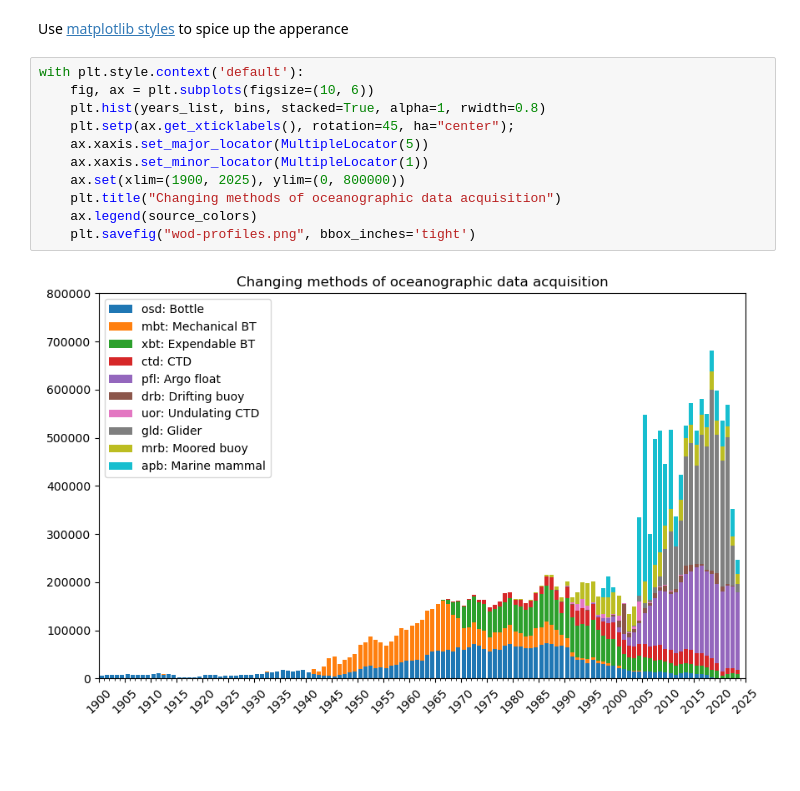
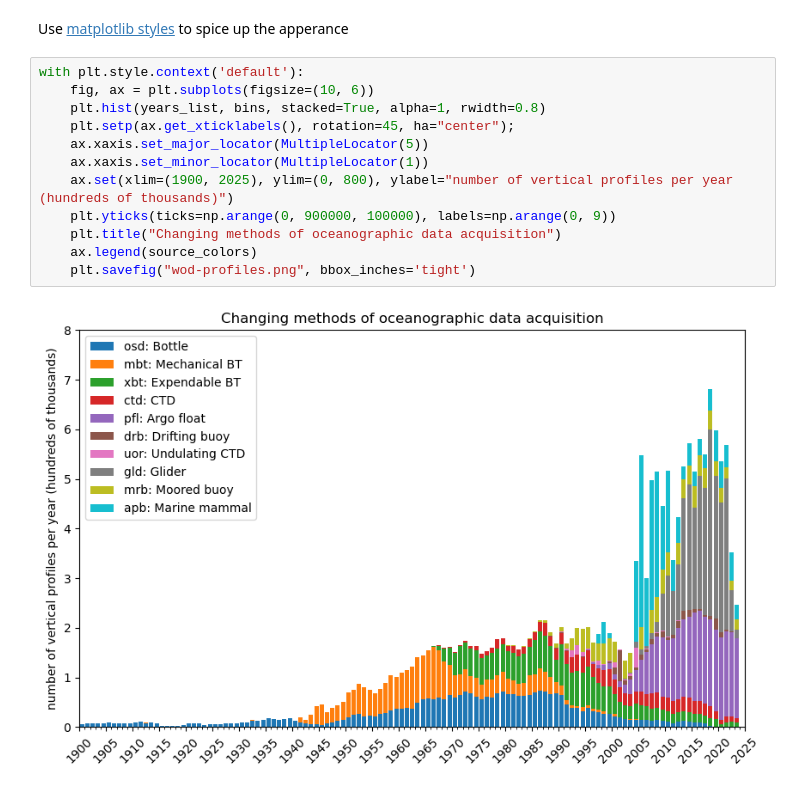
Before and after one commit to callumrollo/wod-plots, a Jupyter notebook: make-plot.ipynb, the cells around one changed output. Drawn from its saved outputs; the diff is of its cells as text; blank space fills up the shorter version.

Commit message:
hundreds of thousands on the yaxis

```diff
--- a/make-plot.ipynb
+++ b/make-plot.ipynb
@@ -61,13 +61,14 @@ Use [matplotlib styles](https://matplotlib.org/stable/gallery/style_sheets/style
 # %%
 with plt.style.context('default'):
     fig, ax = plt.subplots(figsize=(10, 6))
     plt.hist(years_list, bins, stacked=True, alpha=1, rwidth=0.8)
     plt.setp(ax.get_xticklabels(), rotation=45, ha="center");
     ax.xaxis.set_major_locator(MultipleLocator(5))
     ax.xaxis.set_minor_locator(MultipleLocator(1))
-    ax.set(xlim=(1900, 2025), ylim=(0, 800000))
+    ax.set(xlim=(1900, 2025), ylim=(0, 800), ylabel="number of vertical profiles per year (hundreds of thousands)")
+    plt.yticks(ticks=np.arange(0, 900000, 100000), labels=np.arange(0, 9))
     plt.title("Changing methods of oceanographic data acquisition")
     ax.legend(source_colors)
     plt.savefig("wod-profiles.png", bbox_inches='tight')
 # %% [output]
-[figure, old version]
+[figure, new version]
```
Also changed, not shown: 1 other file.
